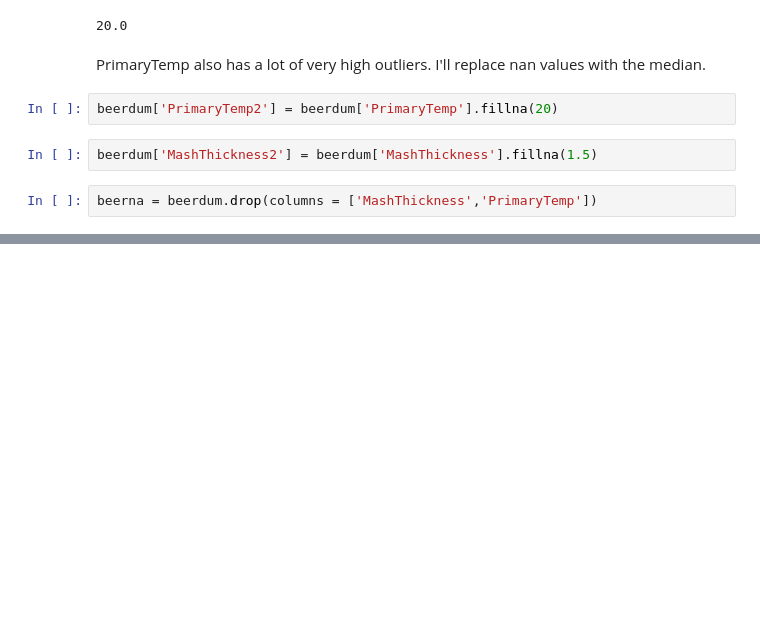
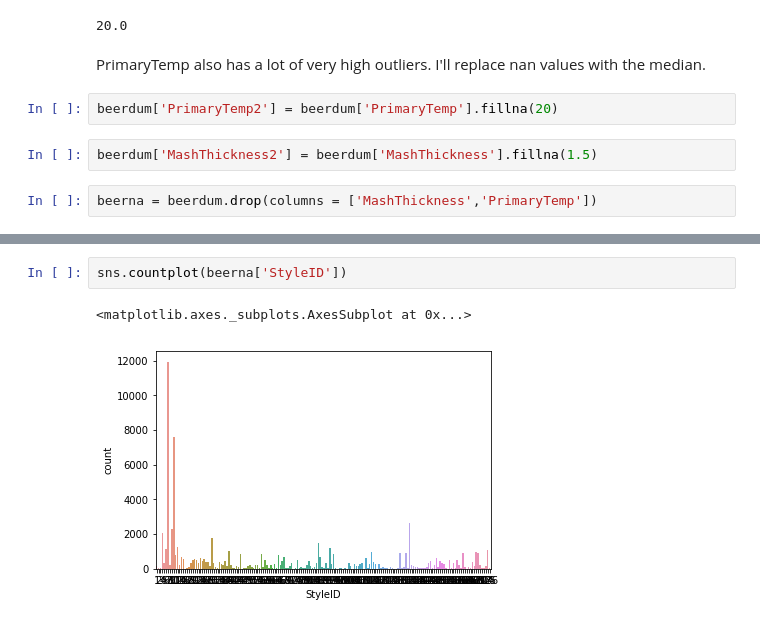
Before and after one commit to maymag/ds_projects, a Jupyter notebook: beer_recipes/beer.ipynb, the cells around one changed output, grey strips where cells are left out. Cells and saved outputs as stored; diff of their text form; blank space fills up the shorter version.

```diff
--- a/beer_recipes/beer.ipynb
+++ b/beer_recipes/beer.ipynb
@@ -261,0 +336,5 @@ beerna.head()
+# %%
+sns.countplot(beerna['StyleID'])
+# %% [output]
+<matplotlib.axes._subplots.AxesSubplot at 0x...>
+[figure, added]
```
Also changed, not shown: parts of 45 cells of this notebook.
